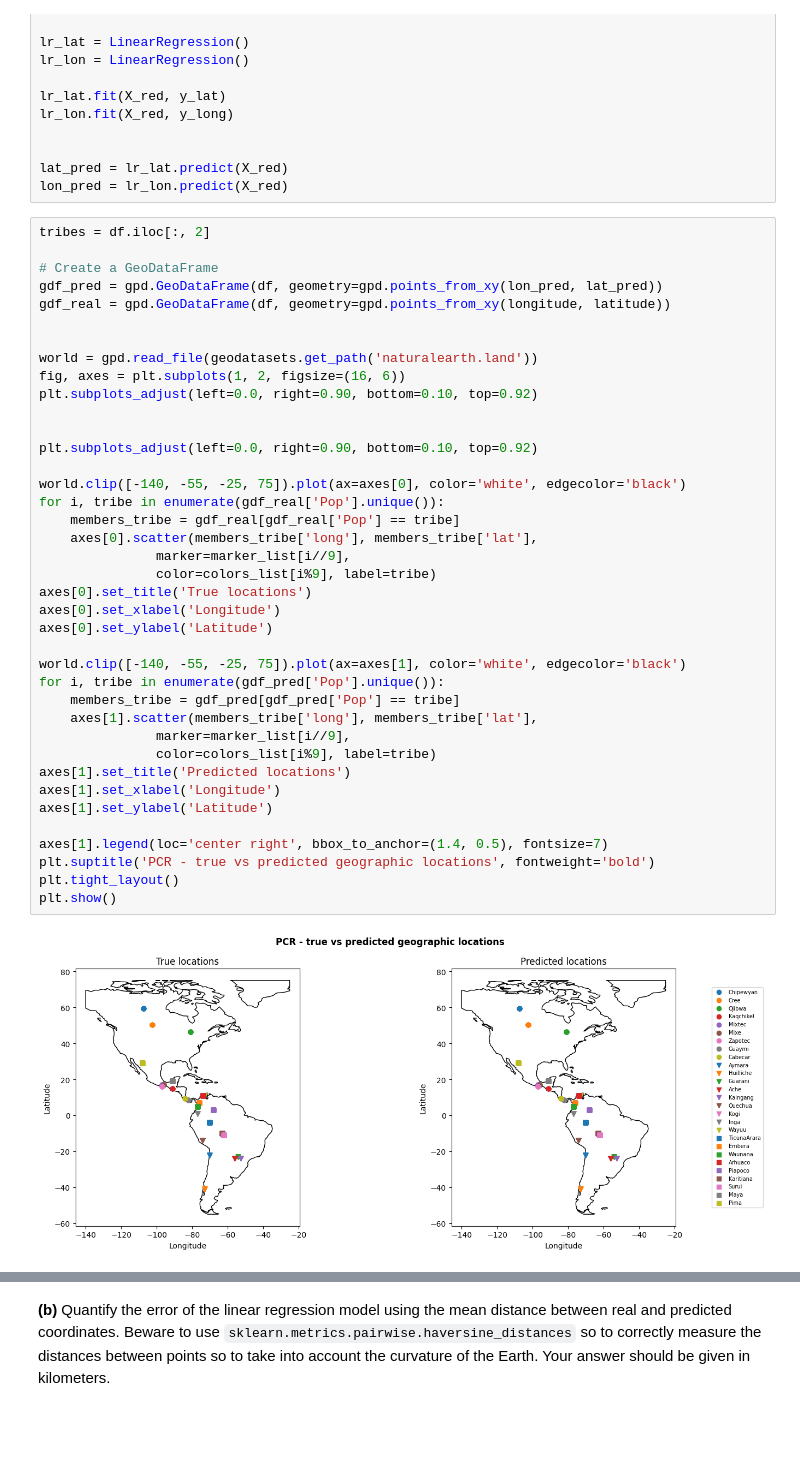
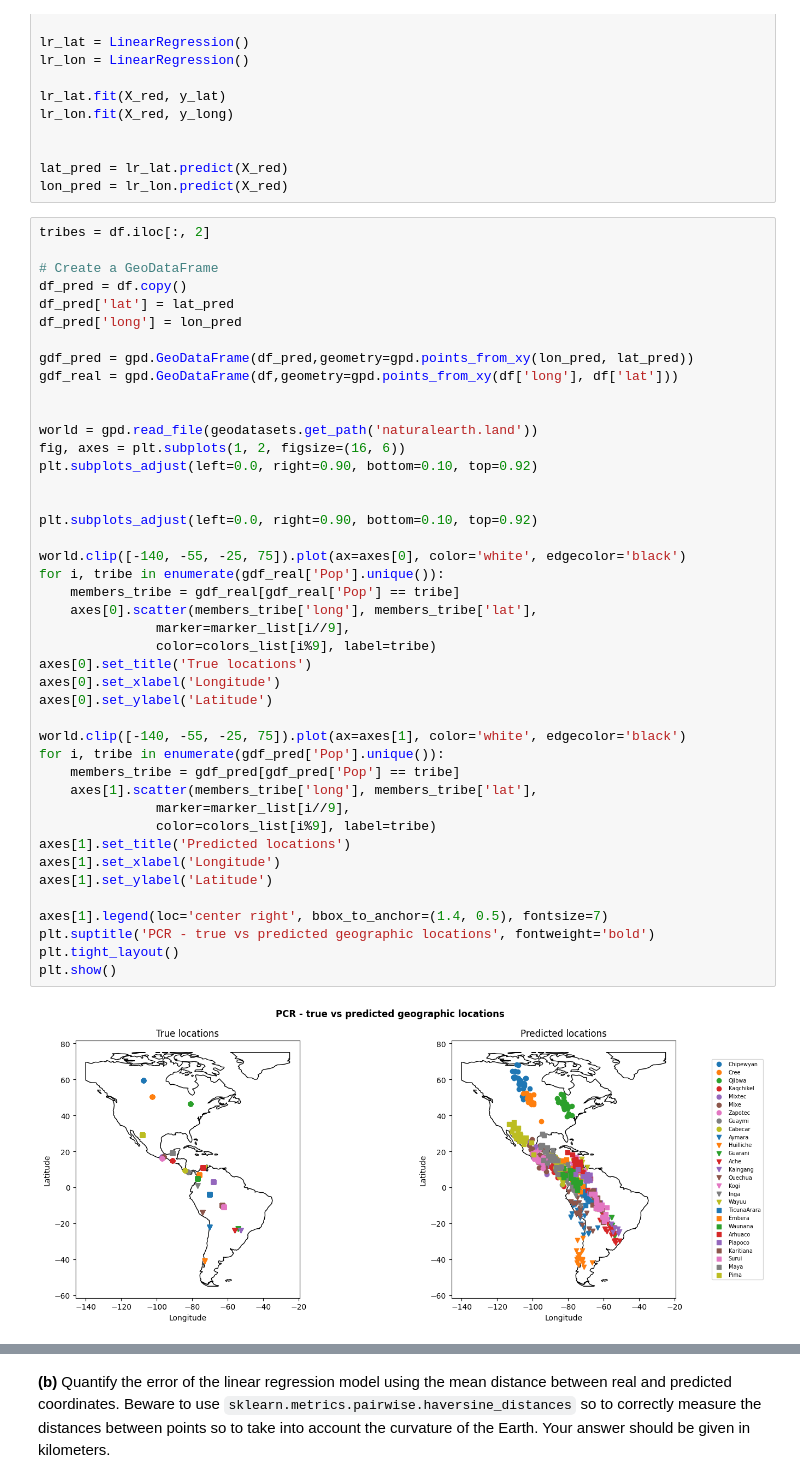
Before and after one commit to Ba-Hi/reports_tp, a Jupyter notebook: TP2/TP2.ipynb, the cells around one changed output, grey strips where cells are left out. Saved outputs shown, nothing was run; the diff lists cells and outputs as text; blank space fills up the shorter version.

```diff
--- a/TP2/TP2.ipynb
+++ b/TP2/TP2.ipynb
@@ -457,8 +455,12 @@ lon_pred = lr_lon.predict(X_red)
 tribes = df.iloc[:, 2]
 
 # Create a GeoDataFrame
-gdf_pred = gpd.GeoDataFrame(df, geometry=gpd.points_from_xy(lon_pred, lat_pred))
-gdf_real = gpd.GeoDataFrame(df, geometry=gpd.points_from_xy(longitude, latitude))
+df_pred = df.copy()
+df_pred['lat'] = lat_pred
+df_pred['long'] = lon_pred
+
+gdf_pred = gpd.GeoDataFrame(df_pred,geometry=gpd.points_from_xy(lon_pred, lat_pred))
+gdf_real = gpd.GeoDataFrame(df,geometry=gpd.points_from_xy(df['long'], df['lat']))
 
 
 world = gpd.read_file(geodatasets.get_path('naturalearth.land'))
@@ -466,32 +468,32 @@ fig, axes = plt.subplots(1, 2, figsize=(16, 6))
 plt.subplots_adjust(left=0.0, right=0.90, bottom=0.10, top=0.92)
 
 
 plt.subplots_adjust(left=0.0, right=0.90, bottom=0.10, top=0.92)
 
 world.clip([-140, -55, -25, 75]).plot(ax=axes[0], color='white', edgecolor='black')
 for i, tribe in enumerate(gdf_real['Pop'].unique()):
     members_tribe = gdf_real[gdf_real['Pop'] == tribe]
     axes[0].scatter(members_tribe['long'], members_tribe['lat'],
                marker=marker_list[i//9],
                color=colors_list[i%9], label=tribe)
 axes[0].set_title('True locations')
 axes[0].set_xlabel('Longitude')
 axes[0].set_ylabel('Latitude')
 
 world.clip([-140, -55, -25, 75]).plot(ax=axes[1], color='white', edgecolor='black')
 for i, tribe in enumerate(gdf_pred['Pop'].unique()):
     members_tribe = gdf_pred[gdf_pred['Pop'] == tribe]
     axes[1].scatter(members_tribe['long'], members_tribe['lat'],
                marker=marker_list[i//9],
                color=colors_list[i%9], label=tribe)
 axes[1].set_title('Predicted locations')
 axes[1].set_xlabel('Longitude')
 axes[1].set_ylabel('Latitude')
 
 axes[1].legend(loc='center right', bbox_to_anchor=(1.4, 0.5), fontsize=7)
 plt.suptitle('PCR - true vs predicted geographic locations', fontweight='bold')
 plt.tight_layout()
 plt.show()
 # %% [output]
-[figure, old version]
+[figure, new version]
 # %% [markdown]
```
Also changed, not shown: parts of 15 cells of this notebook.
